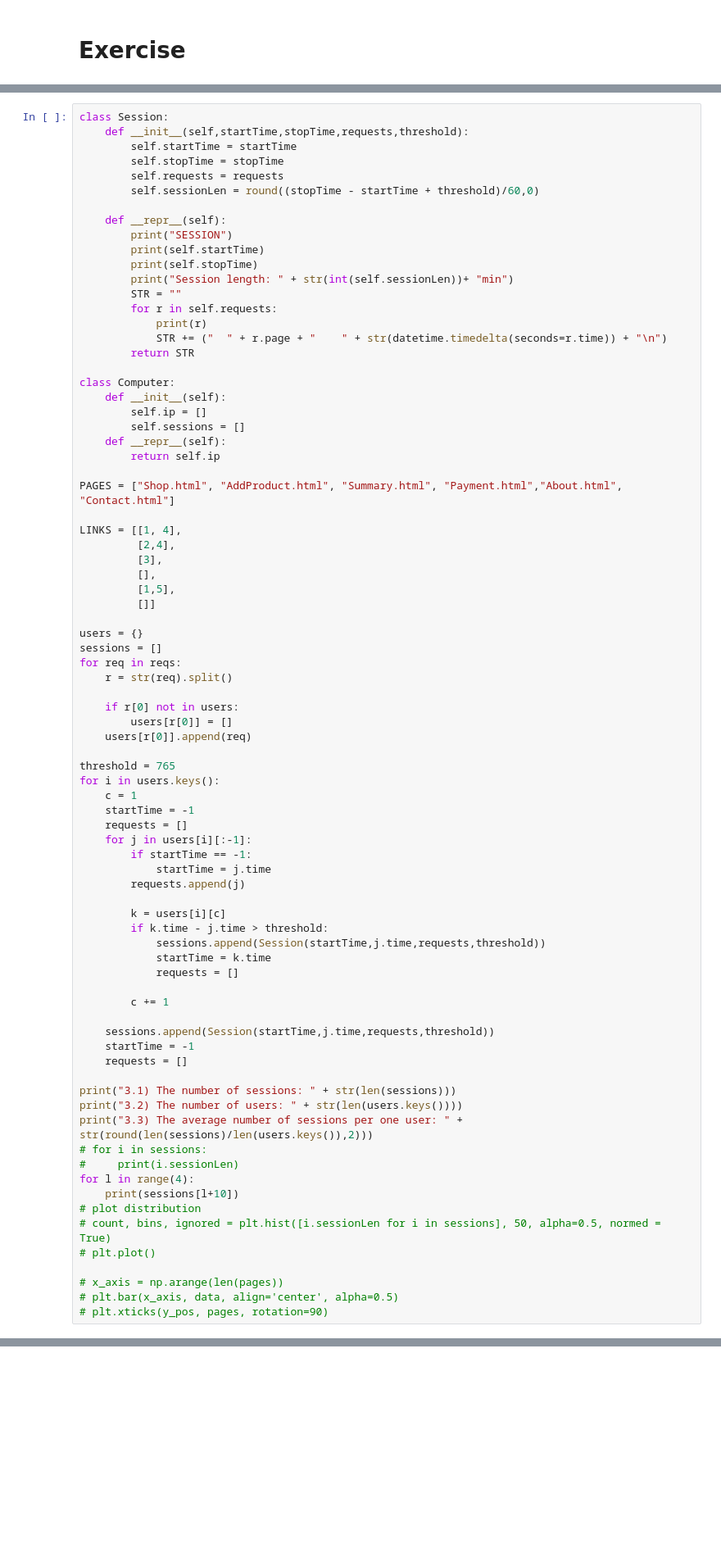
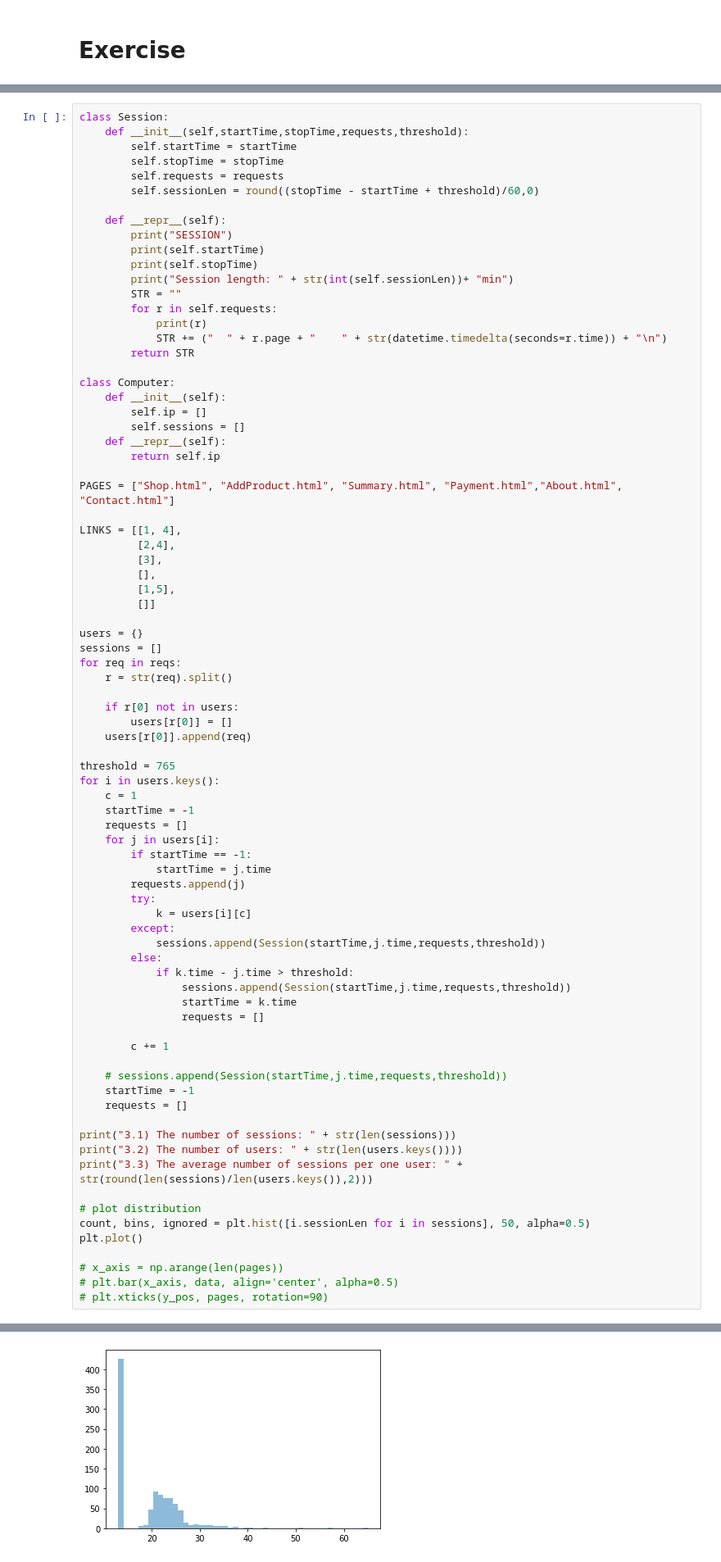
Before and after one commit to feliksczart/zasoby_informacyjne, a Jupyter notebook: Lab9/Lab9_Logs.ipynb, the cells around one changed output, grey strips where cells are left out. Shown at 82% size. Cells and saved outputs as stored; diff of their text form; blank space fills up the shorter version.

```diff
--- a/Lab9/Lab9_Logs.ipynb
+++ b/Lab9/Lab9_Logs.ipynb
@@ -125,33 +125,33 @@ for i in users.keys():
     c = 1
     startTime = -1
     requests = []
-    for j in users[i][:-1]:
+    for j in users[i]:
         if startTime == -1:
             startTime = j.time
         requests.append(j)
-
-        k = users[i][c]
-        if k.time - j.time > threshold:
+        try:
+            k = users[i][c]
+        except:
             sessions.append(Session(startTime,j.time,requests,threshold))
-            startTime = k.time
-            requests = []
+        else:
+            if k.time - j.time > threshold:
+                sessions.append(Session(startTime,j.time,requests,threshold))
+                startTime = k.time
+                requests = []
 
         c += 1
 
-    sessions.append(Session(startTime,j.time,requests,threshold))
+    # sessions.append(Session(startTime,j.time,requests,threshold))
     startTime = -1
     requests = []
 
 print("3.1) The number of sessions: " + str(len(sessions)))
 print("3.2) The number of users: " + str(len(users.keys())))
 print("3.3) The average number of sessions per one user: " + str(round(len(sessions)/len(users.keys()),2)))
-# for i in sessions:
-#     print(i.sessionLen)
-for l in range(4):
-    print(sessions[l+10])
+
 # plot distribution
-# count, bins, ignored = plt.hist([i.sessionLen for i in sessions], 50, alpha=0.5, normed = True)
-# plt.plot()
+count, bins, ignored = plt.hist([i.sessionLen for i in sessions], 50, alpha=0.5)
+plt.plot()
 
 # x_axis = np.arange(len(pages))
 # plt.bar(x_axis, data, align='center', alpha=0.5)
@@ -176,0 +164 @@ SESSION
+[figure, added]
```
Also changed, not shown: parts of 1 cell of this notebook.
